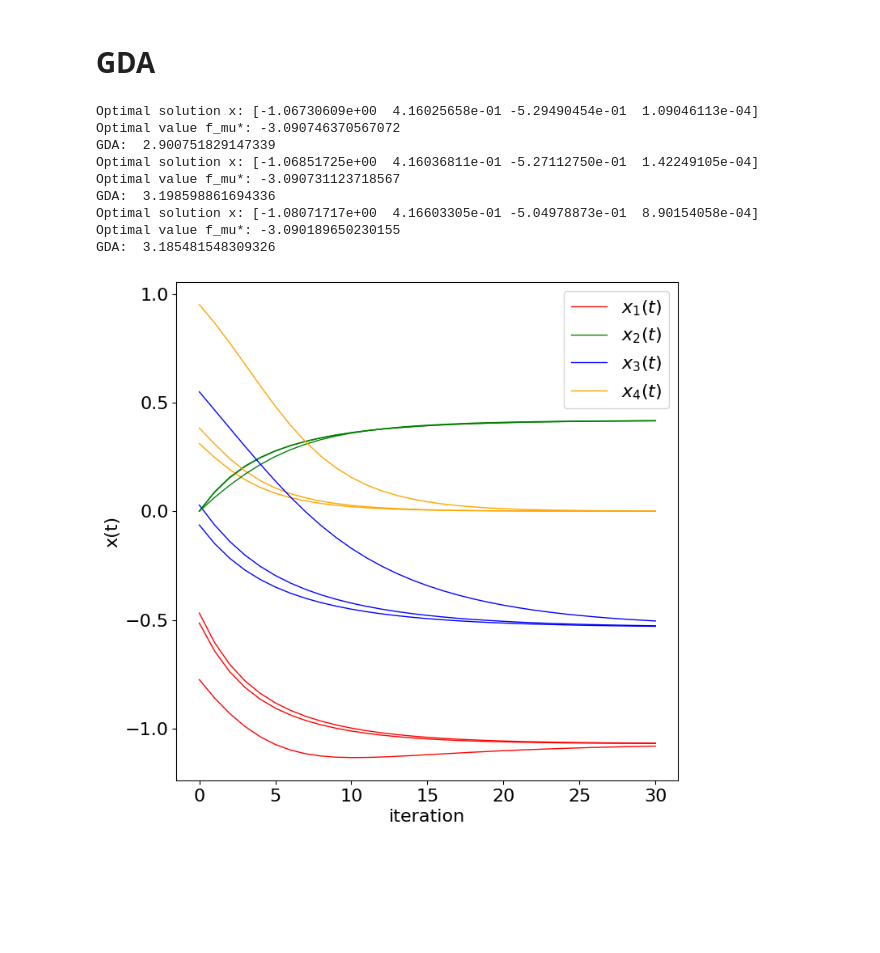
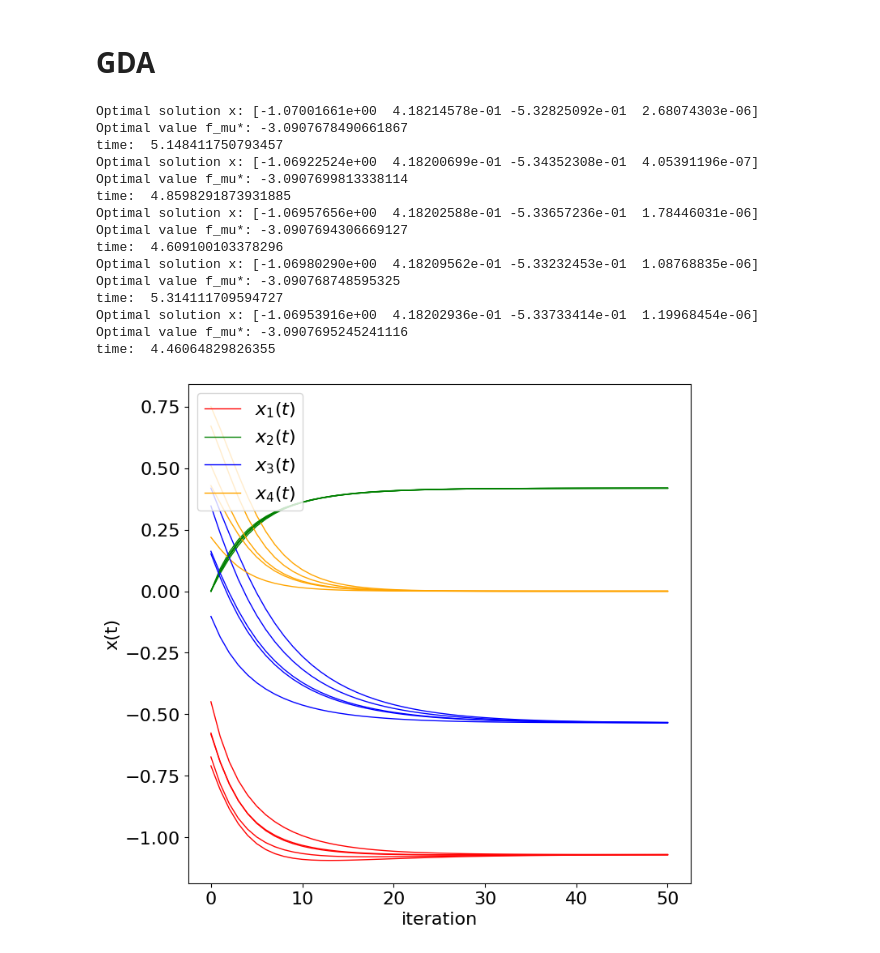
Before and after one commit to Ly-xinhgai/AdaptiveGDforQCP, a Jupyter notebook: example_02.ipynb, the cells around one changed output. Drawn from its saved outputs; the diff is of its cells as text; code cells hidden in the pictures; blank space fills up the shorter version.

```diff
--- a/example_02.ipynb
+++ b/example_02.ipynb
@@ -16,24 +15,4 @@ from scipy.optimize import NonlinearConstraint
 # %%
-import numpy as np
-import matplotlib.pyplot as plt
-from scipy.optimize import minimize, BFGS, Bounds
-from autograd import grad
-import autograd.numpy as anp  # Import autograd.numpy as anp
-import time
-
-# Define functions
-def ode_solve_G(z0, G, epsi_t, mut, n):
-    n_steps = 500
-    z = z0
-    h = anp.array([0.01])  # Use anp.array instead of np.array
-    for i_step in range(n_steps):
-        k1 = h * G(z, epsi_t, mut, n)
-        k2 = h * (G((z + h/2), epsi_t, mut, n))
-        k3 = h * (G((z + h/2), epsi_t, mut, n))
-        k4 = h * (G((z + h), epsi_t, mut, n))
-        k = (1/6) * (k1 + 2*k2 + 2*k3 + k4)
-        z = z + k
-    return z
 
 def theta(x, mu):
     if anp.abs(x) >= (mu / 2):  # Use anp.abs instead of np.abs
@@ -76,7 +55,6 @@ cons = ({'type': 'eq',
          'jac': lambda x: anp.array([-g2_dx(x)])})
 
 def rosen(x, y):
-    """The Rosenbrock function"""
     return anp.sqrt(anp.sum((x - y)**2))  # Use anp.sqrt and anp.sum
 
 def find_min(y, n):
@@ -85,7 +63,7 @@ def find_min(y, n):
                    constraints=cons, method='trust-constr', options={'disp': False})
     return res.x
 
-def run_nonsmooth1(x, max_iters, f, f_dx, n, alpha, mu0):
+def gda(x, max_iters, f, f_dx, n, alpha, mu0):
     res = []
     val = []
     lda = 0.1  # Fixed step size
@@ -125,45 +103,51 @@ def plot_x(sol_all, count, max_iters):
         plt.plot(t, sol_all[i][:, 3], color='orange', label=r'$x_{4}(t)$', linewidth=1)
     plt.xlabel('iteration')
     plt.ylabel('x(t)')
     plt.legend([r'$x_{1}(t)$', r'$x_{2}(t)$', r'$x_{3}(t)$', r'$x_{4}(t)$'])
     plt.show()
 
 if __name__ == '__main__':
-    num = 3  # number of init points
-    max_iters = 30  # number of iterations
-    max_iters1 = 30
+    num = 5  # number of init points
+    max_iters = 50  # number of iterations
+    max_iters1 = 50
     sol_all, sol_all1 = [], []
     val_all, val_all1 = [], []
     count = 0
     epsilon = 0.1
     mu0 = np.random.rand(1)  # init mu0
     epsi0 = np.random.rand(1)  # init epsi0
     alpha = np.random.rand(1)  # init alpha
     n = 4  # dimension x
     x_init = np.random.rand(1, n)
     for i in range(num):
         x0 = np.random.rand(1, n)
         x0 = find_min(x0, n)  # init point
         count += 1
 
         t2 = time.time()
-        res1, val1 = run_nonsmooth1(x0, max_iters1, f, f_dx, n, alpha, mu0)
+        res1, val1 = gda(x0, max_iters1, f, f_dx, n, alpha, mu0)
         e2 = time.time()
-        print("GDA: ", e2 - t2)
+        print("time: ", e2 - t2)
         tmp1 = np.array(res1)[:, :]
         sol_all1.append(tmp1)
         val_all1.append(val1)
 
     # Plot trajectory
     plot_x(sol_all1, count, max_iters)
 # %% [output]
-Optimal solution x: [-1.06730609e+00  4.16025658e-01 -5.29490454e-01  1.09046113e-04]
-Optimal value f_mu*: -3.090746370567072
-GDA:  2.900751829147339
-Optimal solution x: [-1.06851725e+00  4.16036811e-01 -5.27112750e-01  1.42249105e-04]
-Optimal value f_mu*: -3.090731123718567
-GDA:  3.198598861694336
-Optimal solution x: [-1.08071717e+00  4.16603305e-01 -5.04978873e-01  8.90154058e-04]
-Optimal value f_mu*: -3.090189650230155
-GDA:  3.185481548309326
+Optimal solution x: [-1.07001661e+00  4.18214578e-01 -5.32825092e-01  2.68074303e-06]
+Optimal value f_mu*: -3.0907678490661867
+time:  5.148411750793457
+Optimal solution x: [-1.06922524e+00  4.18200699e-01 -5.34352308e-01  4.05391196e-07]
+Optimal value f_mu*: -3.0907699813338114
+time:  4.8598291873931885
+Optimal solution x: [-1.06957656e+00  4.18202588e-01 -5.33657236e-01  1.78446031e-06]
+Optimal value f_mu*: -3.0907694306669127
+time:  4.609100103378296
+Optimal solution x: [-1.06980290e+00  4.18209562e-01 -5.33232453e-01  1.08768835e-06]
+Optimal value f_mu*: -3.090768748595325
+time:  5.314111709594727
+Optimal solution x: [-1.06953916e+00  4.18202936e-01 -5.33733414e-01  1.19968454e-06]
+Optimal value f_mu*: -3.0907695245241116
+time:  4.46064829826355
-[figure, old version]
+[figure, new version]
```
Also changed, not shown: parts of 1 cell of this notebook, 6 other files.
